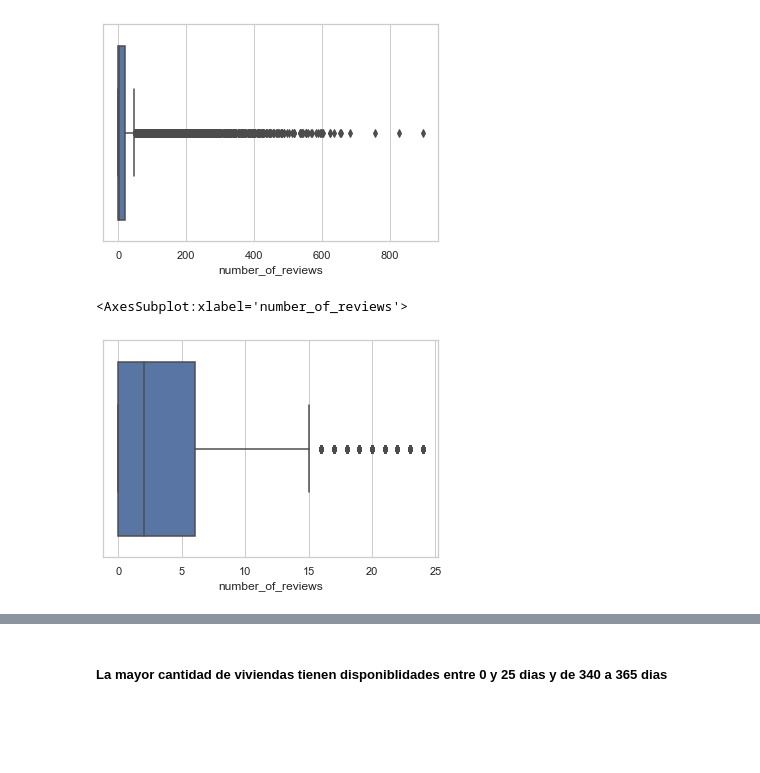
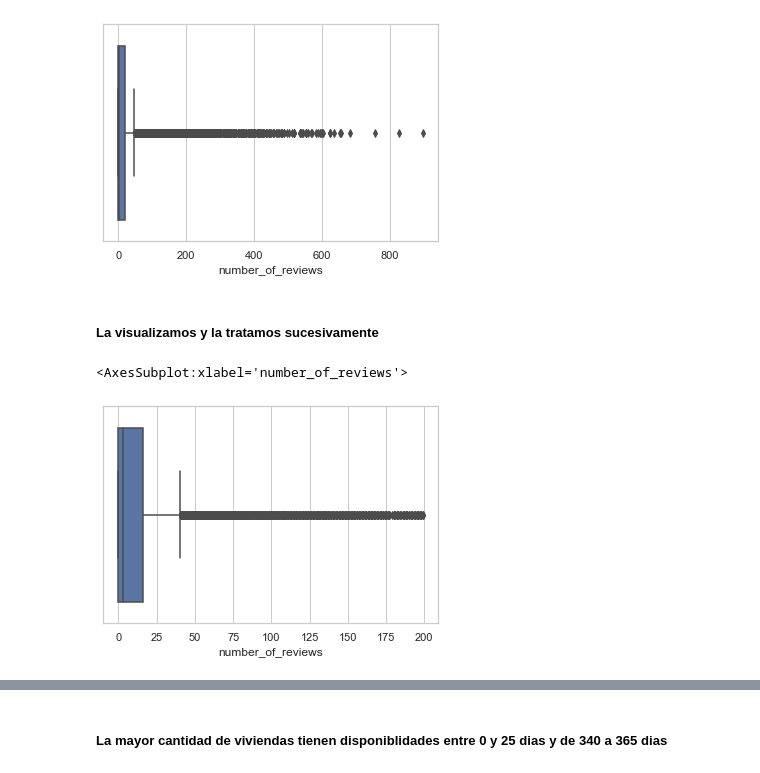
Before and after one commit to Factoria-F5-AI-Bootcamp-1-Edicion/Milan_airbnb, a Jupyter notebook: Milan_airbnb_EDA.ipynb, the cells around one changed output, grey strips where cells are left out. Cells and saved outputs as stored; diff of their text form; code cells hidden in the pictures; blank space fills up the shorter version.

```diff
--- a/Milan_airbnb_EDA.ipynb
+++ b/Milan_airbnb_EDA.ipynb
@@ -137,7 +137,8 @@ Una variable puede ser de dos tipos:
 </ul>
 # %%
 #Prescindimos de estas 2 columnas, por no considerarlas variables que puedan tener algún impacto en nuestra salida.
-df.drop(["name","host_name"], axis=1, inplace=True)
+df_ultimo = df.copy ()
+df.drop(["host_id", "name","host_name","latitude", "longitude"], axis=1, inplace=True)
 df.info()
 # %% [output]
 <class 'pandas.core.frame.DataFrame'>
@@ -719,9 +735,11 @@ sns.boxplot(data = df, x ="number_of_reviews")
 # %% [output]
 <AxesSubplot:xlabel='number_of_reviews'>
 [figure]
+# %% [markdown]
+<h5>La visualizamos y la tratamos sucesivamente</h5>
 # %%
-sns.boxplot(x= df[(df["number_of_reviews"]< 25 )]["number_of_reviews"])
+sns.boxplot(x= df[(df["number_of_reviews"]< 200 )]["number_of_reviews"])
 # %% [output]
 <AxesSubplot:xlabel='number_of_reviews'>
-[figure, old version]
+[figure, new version]
 # %%
```
Also changed, not shown: parts of 58 cells of this notebook.
